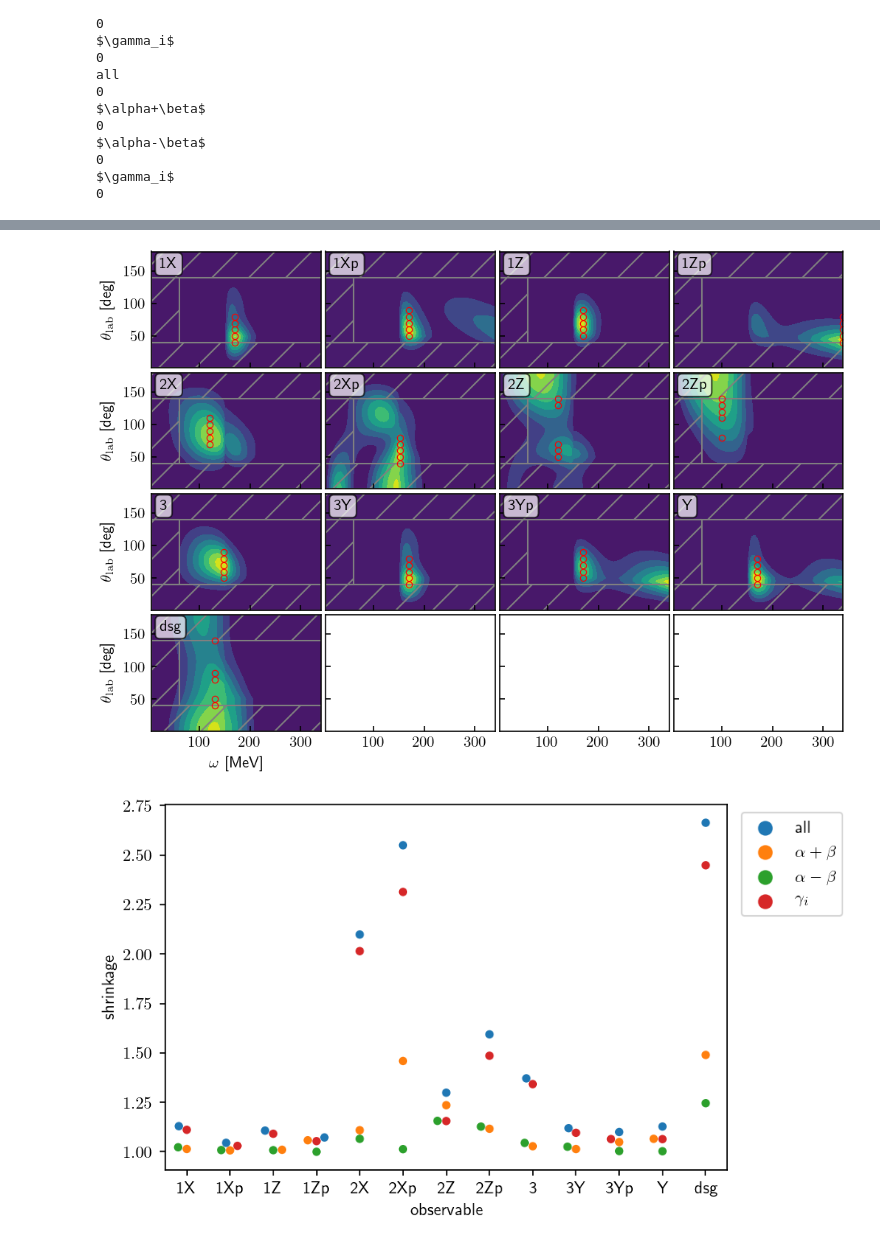
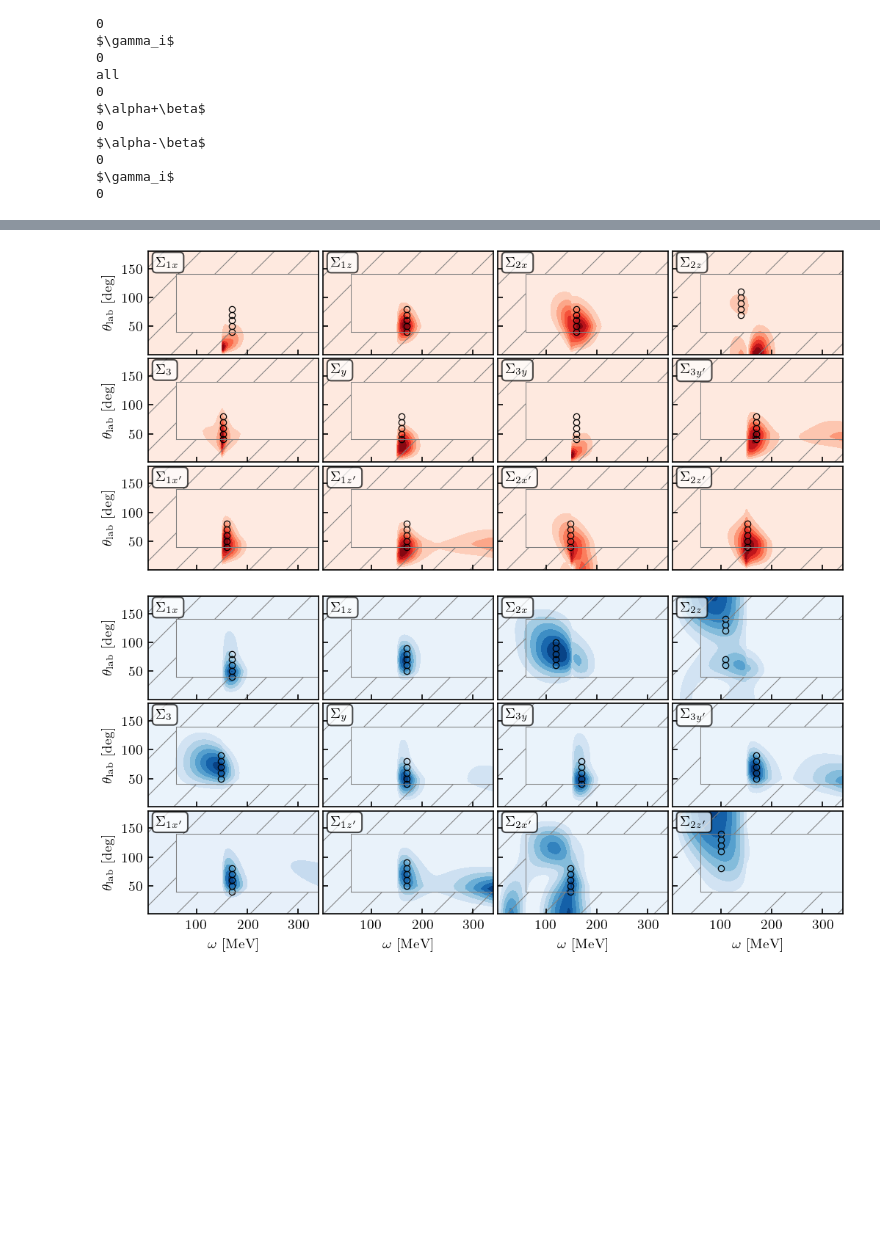
Before and after one commit to buqeye/compton-scattering, a Jupyter notebook: notebooks/different_utilities.ipynb, the cells around one changed output, grey strips where cells are left out. Drawn from its saved outputs; the diff is of its cells as text; code cells hidden in the pictures; blank space fills up the shorter version.

```diff
--- a/notebooks/different_utilities.ipynb
+++ b/notebooks/different_utilities.ipynb
@@ -534,0 +735,2 @@ $\gamma_i$
+# %%
+nucleon_cmaps = {'neutron': 'Blues', 'proton': 'Reds'}
@@ -660,10 +932,3 @@ bests_npt_trunc_dict
   'idxs': array([1266, 1268, 1270, 1272, 1274]),
   'omega': array([152., 152., 152., 152., 152.]),
   'theta': array([40, 50, 60, 70, 80])}}
-# %%
-fig, axes = plot_utilities_all_observables(
-    util_dict_trans_trunc_sets, 'proton', 'all',
-    omega_lab_unique, degrees_lab_unique, max_util_dict=bests_npt_trunc_dict,
-    xgrid=[np.min(omega_lab_reduced_unique)],
-    ygrid=[np.min(degrees_lab_reduced_unique), np.max(degrees_lab_reduced_unique)]
-)
@@ -672,11 +935,32 @@ fig, axes = plot_utilities_all_observables(
+# %%
+mpl.rcParams['hatch.linewidth'] = 0.5
+# %%
+with plt.rc_context({"text.usetex": True, "text.latex.preview": True}):
+    fig, axes = plot_utilities_all_observables(
+        util_dict_trans_trunc_sets, 'proton', 'all',
+        omega_lab_unique, degrees_lab_unique, max_util_dict=bests_npt_trunc_dict,
+        degrees_min=np.min(degrees_lab_reduced_unique), degrees_max=np.max(degrees_lab_reduced_unique),
+        omega_min=np.min(omega_lab_reduced_unique),
+        cmap='Reds',
+        observables=observables_unique[1:]
+    )
+    for ax in axes.ravel():
+        ax.set_xlabel('')
+        ax.set_xticklabels([])
+    plt.show()
+    fig.savefig('proton_spin_grid_with_best_npts')
+# %% [output]
+[figure, added]
 # %%
-fig, axes = plot_utilities_all_observables(
-    util_dict_trans_trunc_sets, 'neutron', 'all',
-    omega_lab_unique, degrees_lab_unique, max_util_dict=bests_npt_trunc_dict,
-#     xgrid=[np.min(omega_lab_reduced_unique)],
-#     ygrid=[np.min(degrees_lab_reduced_unique), np.max(degrees_lab_reduced_unique)]
-    degrees_min=np.min(degrees_lab_reduced_unique), degrees_max=np.max(degrees_lab_reduced_unique),
-    omega_min=np.min(omega_lab_reduced_unique),
-)
+with plt.rc_context({"text.usetex": True, "text.latex.preview": True}):
+    fig, axes = plot_utilities_all_observables(
+        util_dict_trans_trunc_sets, 'neutron', 'all',
+        omega_lab_unique, degrees_lab_unique, max_util_dict=bests_npt_trunc_dict,
+        degrees_min=np.min(degrees_lab_reduced_unique), degrees_max=np.max(degrees_lab_reduced_unique),
+        omega_min=np.min(omega_lab_reduced_unique),
+        cmap='Blues', observables=observables_unique[1:]
+    )
+    plt.show()
+    fig.savefig('neutron_spin_grid_with_best_npts')
 # %% [output]
-[figure, old version]
+[figure, new version]
@@ -685,8 +966,0 @@ plt.fill_between()
-# %%
-sns.swarmplot(
-    x='observable', y='shrinkage', data=df_bests_npt_trunc[df_bests_npt_trunc['nucleon'] == 'proton'],
-    hue='subset'
-)
-plt.legend().set_bbox_to_anchor((1.01, 1))
-# %% [output]
-[figure, removed]
```
Also changed, not shown: parts of 56 cells of this notebook, 15 other files.
